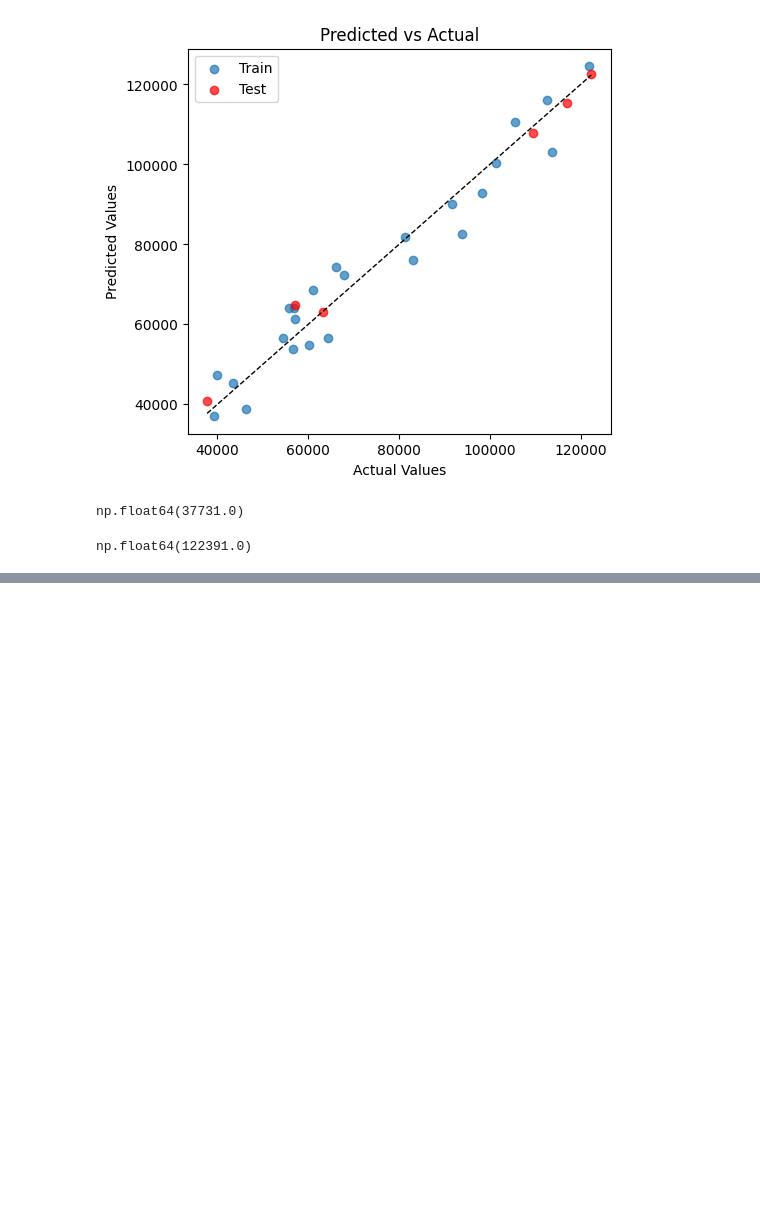
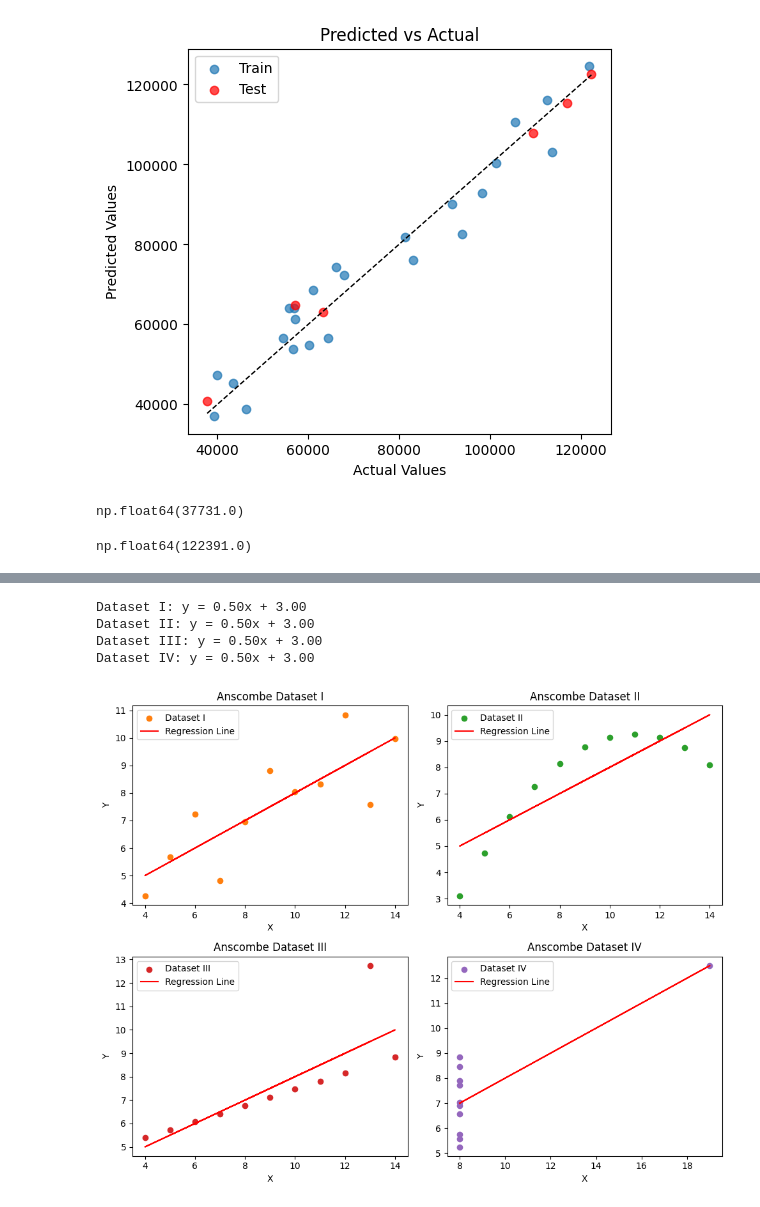
Before and after one commit to naven084k/MachineLearning, a Jupyter notebook: SimpleLinearRegression/SimpleLinearRegression.ipynb, the cells around one changed output, grey strips where cells are left out. Saved outputs shown, nothing was run; the diff lists cells and outputs as text; code cells hidden in the pictures; blank space fills up the shorter version.

```diff
--- a/SimpleLinearRegression/SimpleLinearRegression.ipynb
+++ b/SimpleLinearRegression/SimpleLinearRegression.ipynb
@@ -69,0 +81,53 @@ np.float64(122391.0)
+# %%
+import numpy as np
+import pandas as pd
+import seaborn as sns
+import matplotlib.pyplot as plt
+from sklearn.linear_model import LinearRegression
+
+# Load Anscombe’s dataset
+df = sns.load_dataset("anscombe")
+
+# Get unique dataset names
+datasets = df["dataset"].unique()
+
+# Train Linear Regression for each dataset
+models = {}
+for dataset in datasets:
+    subset = df[df["dataset"] == dataset]
+    X = subset[["x"]].values  # Feature (reshape for sklearn)
+    y = subset["y"].values    # Target
+
+    model = LinearRegression()
+    model.fit(X, y)  # Train model
+    models[dataset] = model  # Store trained model
+
+    # Print model parameters
+    print(f"Dataset {dataset}: y = {model.coef_[0]:.2f}x + {model.intercept_:.2f}")
+
+# Visualizing Regression Lines
+fig, axes = plt.subplots(2, 2, figsize=(10, 8))
+axes = axes.flatten()
+
+for i, (ax, dataset) in enumerate(zip(axes, datasets), start=1):
+    subset = df[df["dataset"] == dataset]
+    X = subset[["x"]].values
+    y_pred = models[dataset].predict(X)  # Get predictions
+
+    # Scatter plot + Regression line
+    ax.scatter(subset["x"], subset["y"], label=f"Dataset {dataset}", color=f"C{i}")
+    ax.plot(subset["x"], y_pred, color="red", label="Regression Line")
+
+    ax.set_title(f"Anscombe Dataset {dataset}")
+    ax.set_xlabel("X")
+    ax.set_ylabel("Y")
+    ax.legend()
+
+plt.tight_layout()
+plt.show()
+# %% [output]
+Dataset I: y = 0.50x + 3.00
+Dataset II: y = 0.50x + 3.00
+Dataset III: y = 0.50x + 3.00
+Dataset IV: y = 0.50x + 3.00
+[figure, added]
```
Also changed, not shown: parts of 6 cells of this notebook, 4 other files.
